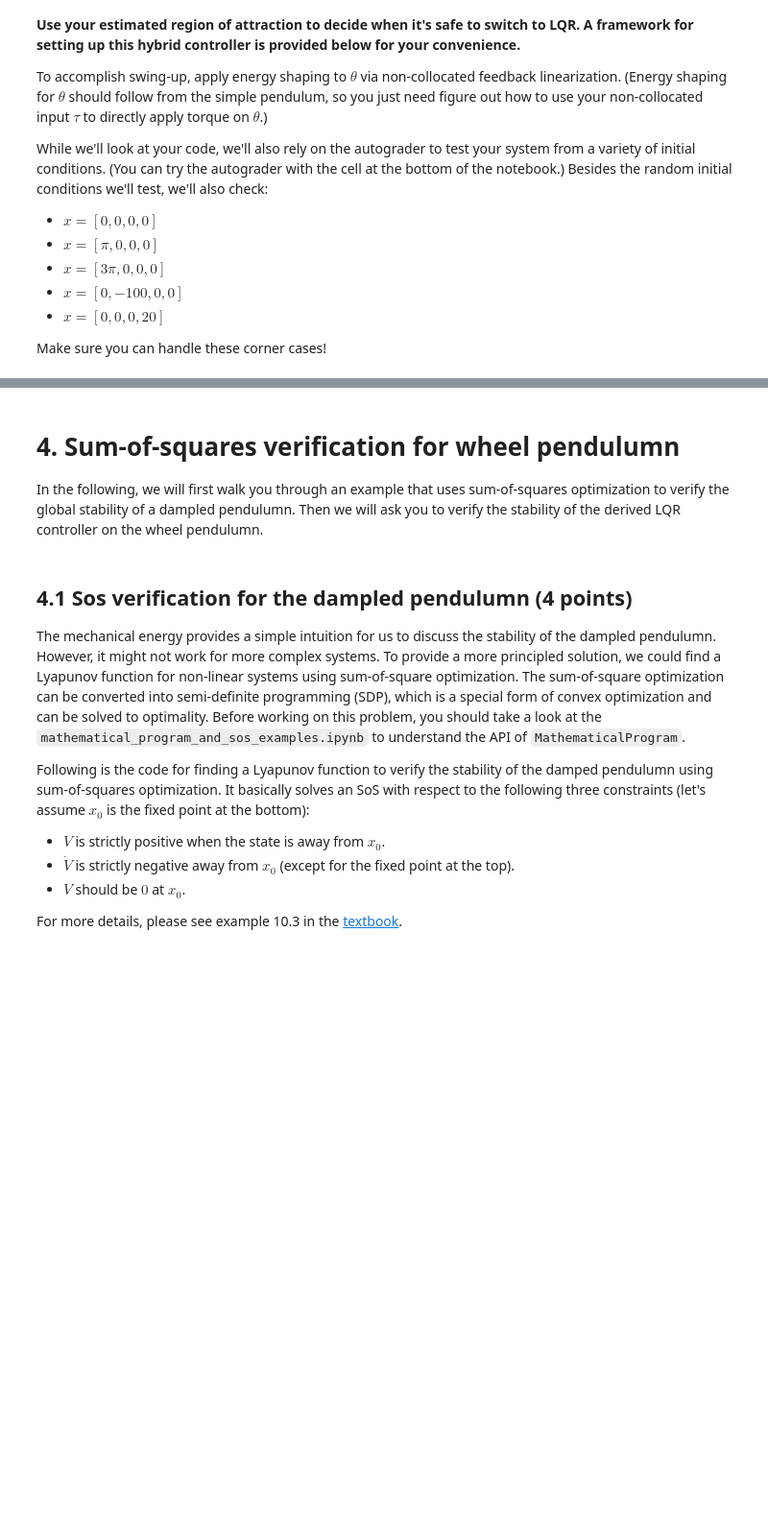
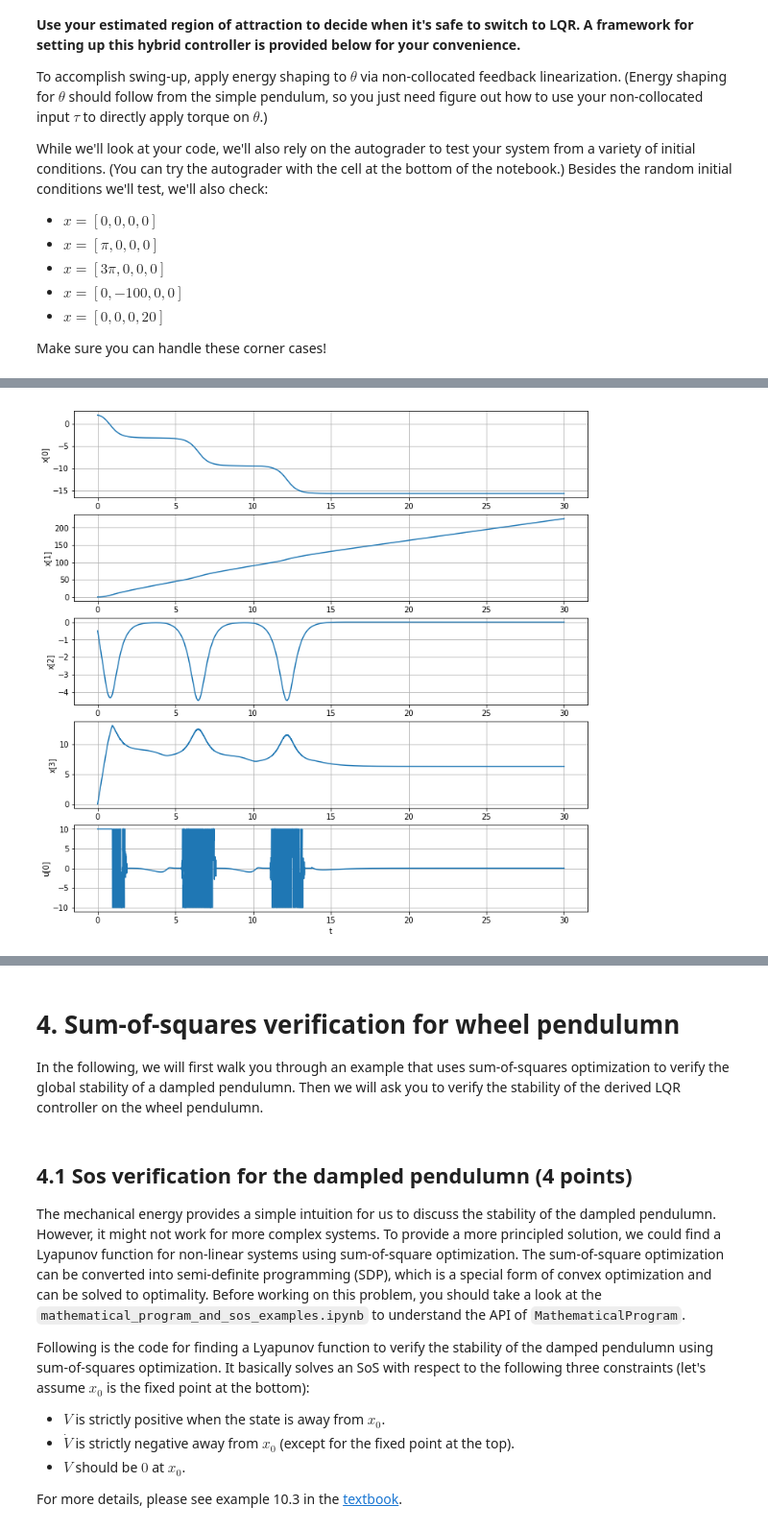
Before and after one commit to jam643/UnderactuatedRobotics-6p832-JesseM, a Jupyter notebook: set_3/set_3.ipynb, the cells around one changed output, grey strips where cells are left out. Shown at 96% size. Cells and saved outputs as stored; diff of their text form; code cells hidden in the pictures; blank space fills up the shorter version.

```diff
--- a/set_3/set_3.ipynb
+++ b/set_3/set_3.ipynb
@@ -857,6 +863,7 @@ Now you should have access to (many samples from) your candidate $V$ and $\dot{V
 
 (Hint: it'll be easiest to do this by finding counterexample -- e.g., the point $x_i$ with the smallest $V(x_i)$ where $\dot{V}(x_i) \geq 0$.)
 # %%
+from  matplotlib import cm
 def estimate_rho(V, Vdot):
     '''
     Code submission for 3.6
@@ -865,8 +872,18 @@ def estimate_rho(V, Vdot):
     to compute a maximal rho indicating the region of attraction
     of the fixed point at the upright.
     '''
+    n_bins = np.size(V, axis=0)
+    n_bins_theta2d = np.size(V, axis=2)
 
-    return 0.
+    minV = np.inf
+    for th1_idx in range(n_bins):
+        for th1d_idx in range(n_bins):
+            for th2d_idx in range(n_bins_theta2d):
+                if Vdot[th1_idx,th1d_idx,th2d_idx] > 0:
+                    if V[th1_idx,th1d_idx,th2d_idx] < minV:
+                        minV = V[th1_idx,th1d_idx,th2d_idx]
+
+    return minV
 
 rho = estimate_rho(V_samples, Vdot_samples)
 print "Region of attraction estimated at V(x) <= ", rho
@@ -961,7 +980,32 @@ def swingup_controller(x):
     means you think are reasonable.)
     '''
     u = np.array([0.])
-    return u
+
+    m1 = pendulum_plant.m1
+    m2 = pendulum_plant.m2
+    g = pendulum_plant.g
+    l1 = pendulum_plant.l1
+    l2 = pendulum_plant.l2
+    I1 = pendulum_plant.I1
+    I2 = pendulum_plant.I2
+
+    th1 = q[0]
+    th2 = q[1]
+    th1d = qd[0]
+    th2d = qd[1]
+
+    E_desired = m1*g*l1+m2*g*l2
+    PE = -g*np.cos(th1)*(m1*l1+m2*l2)
+    KE = 0.5*th1d**2*(I1+I2)+0.5*m2*(l2*th1d)**2
+    E = PE + KE
+
+    E_error = E - E_desired
+    k = 100
+    th1dd_des = -k * th1d * E_error
+    # non-collocated feedback linearization to acheive desired th1dd by commanding th2dd (where torque is applied)
+    u[0] = I2*(th1dd_des + (tauG[0] - M[0,0]*th1dd_des)/M[0,1])
+    u[0] = min(pendulum_plant.input_max, max(-pendulum_plant.input_max, u))
+    return u, E_desired, E
 
 def combined_controller(x):
     '''
@@ -970,11 +1014,20 @@ def combined_controller(x):
     swingup or lqr controller by checking the state against your
     calculated region of attraction.
     '''
-    u = np.array([0.])
+    # lyapunov fn (also LQR cost to go quadratic)
+    V = calcV(x)
+    # prev calculated region of attraction
+    global rho
+    if V < rho:
+        u = lqr_controller(x)
+    else:
+        u, E_des, E = swingup_controller(x)
+
     return u
 
 # Simulate!
-x0 = [2.0, 0.0, -0.5, 100.]
+x0 = [2.0, 0.0, -0.5, 0]
+# x0 = [0.,-100.,0.,0]
 duration = 30
 input_log, state_log = RunSimulation(pendulum_plant,
                         combined_controller,
@@ -1001,3 +1052,4 @@ plt.grid(True)
+[figure, added]
 # %%
 from IPython.display import HTML
 from inertial_wheel_pendulum_visualizer import *
```
Also changed, not shown: parts of 21 cells of this notebook, 32 other files.
